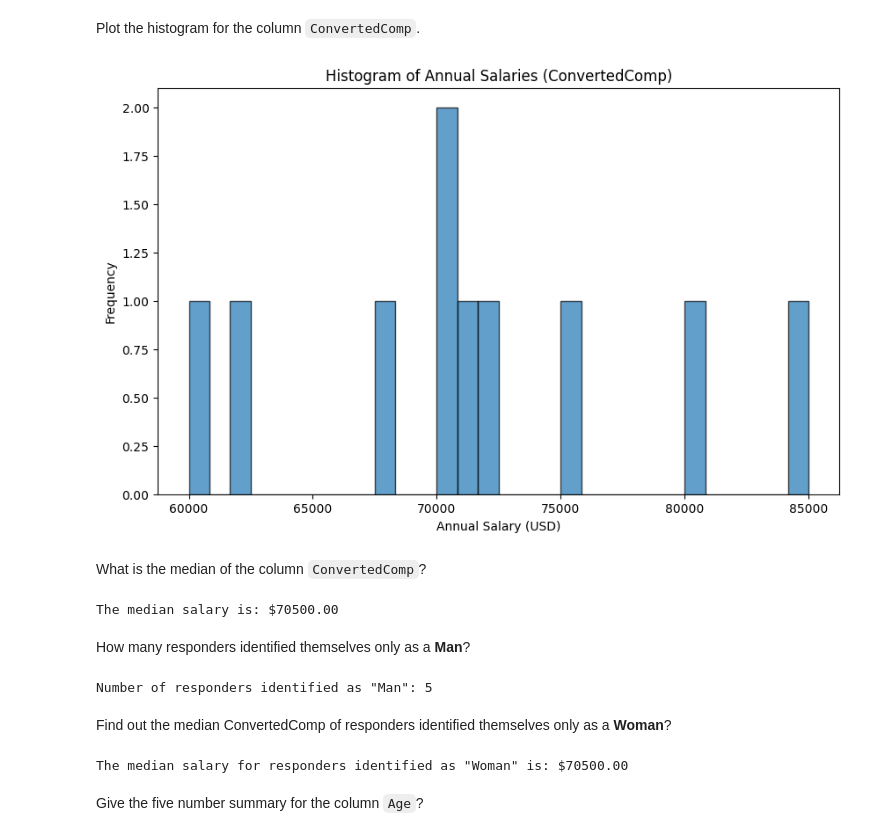
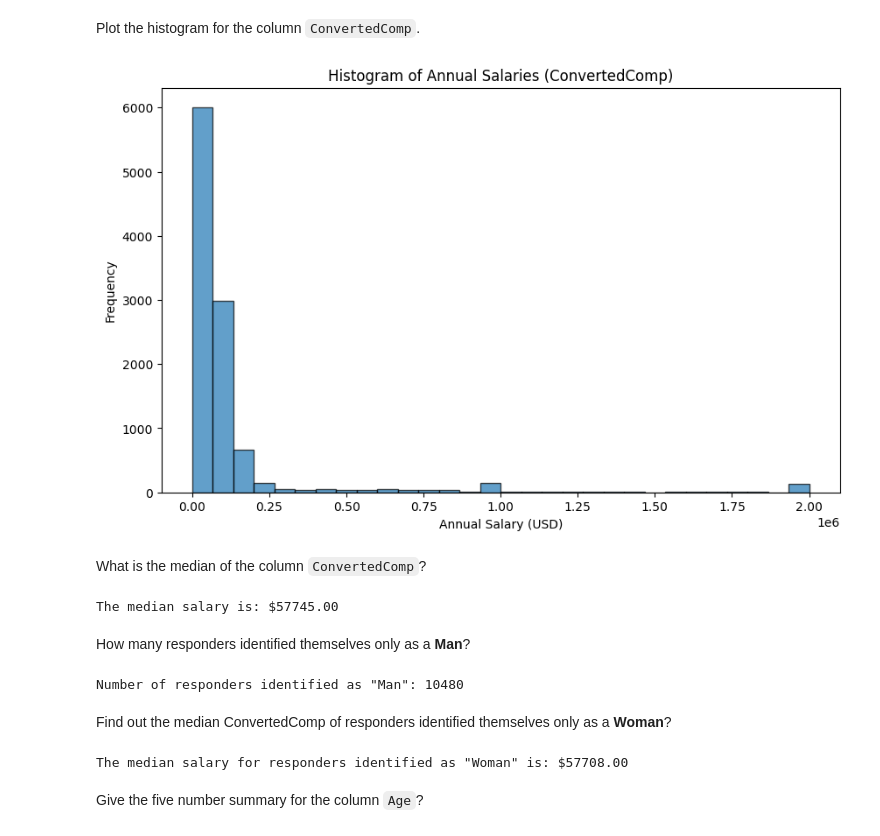
Before and after one commit to ncbidari/testrepo, a Jupyter notebook: M3ExploratoryDataAnalysis-lab.ipynb, the cells around one changed output. Cells and saved outputs as stored; diff of their text form; code cells hidden in the pictures.

```diff
--- a/M3ExploratoryDataAnalysis-lab.ipynb
+++ b/M3ExploratoryDataAnalysis-lab.ipynb
@@ -102,11 +94,11 @@ from scipy.stats import gaussian_kde
 # Load your data into a DataFrame
 # df = pd.read_csv('your_data.csv')  # Replace with your data file
 
-# Example DataFrame (replace with your actual DataFrame)
-data = {
-    'ConvertedComp': [60000, 70000, 80000, 75000, 62000, 72000, 85000, 70000, 68000, 71000]
-}
-df = pd.DataFrame(data)
+# # Example DataFrame (replace with your actual DataFrame)
+# data = {
+#     'ConvertedComp': [60000, 70000, 80000, 75000, 62000, 72000, 85000, 70000, 68000, 71000]
+# }
+# df = pd.DataFrame(data)
 
 # Data for plotting
 salaries = df['ConvertedComp'].dropna()
@@ -135,29 +127,23 @@ Plot the histogram for the column `ConvertedComp`.
 # %%
 import pandas as pd
 import matplotlib.pyplot as plt
 
 # Load your data into a DataFrame
 # df = pd.read_csv('your_data.csv')  # Replace with your data file
-
-# Example DataFrame (replace with your actual DataFrame)
-data = {
-    'ConvertedComp': [60000, 70000, 80000, 75000, 62000, 72000, 85000, 70000, 68000, 71000]
-}
-df = pd.DataFrame(data)
 
 # Plot the histogram
 plt.figure(figsize=(10, 6))
 plt.hist(df['ConvertedComp'].dropna(), bins=30, edgecolor='black', alpha=0.7)
 
 # Add titles and labels
 plt.title('Histogram of Annual Salaries (ConvertedComp)')
 plt.xlabel('Annual Salary (USD)')
 plt.ylabel('Frequency')
 
 # Show the plot
 plt.show()
 # %% [output]
-[figure, old version]
+[figure, new version]
 # %% [markdown]
 What is the median of the column `ConvertedComp`?
 # %%
@@ -166,17 +152,11 @@ import pandas as pd
 # Load your data into a DataFrame
 # df = pd.read_csv('your_data.csv')  # Replace with your data file
 
-# Example DataFrame (replace with your actual DataFrame)
-data = {
-    'ConvertedComp': [60000, 70000, 80000, 75000, 62000, 72000, 85000, 70000, 68000, 71000]
-}
-df = pd.DataFrame(data)
-
 # Calculate the median
 median_salary = df['ConvertedComp'].median()
 print(f'The median salary is: ${median_salary:.2f}')
 # %% [output]
-The median salary is: $70500.00
+The median salary is: $57745.00
 # %% [markdown]
 How many responders identified themselves only as a **Man**?
 # %%
@@ -185,31 +165,15 @@ import pandas as pd
 # Load your data into a DataFrame
 # df = pd.read_csv('your_data.csv')  # Replace with your data file
 
-# Example DataFrame (replace with your actual DataFrame)
-data = {
-    'Gender': ['Man', 'Man', 'Woman', 'Non-binary', 'Man', 'Man', 'Woman', 'Man']
-}
-df = pd.DataFrame(data)
-
 # Count the number of responders identified as "Man"
 count_men = df['Gender'].value_counts().get('Man', 0)
 print(f'Number of responders identified as "Man": {count_men}')
 # %% [output]
-Number of responders identified as "Man": 5
+Number of responders identified as "Man": 10480
 # %% [markdown]
 Find out the  median ConvertedComp of responders identified themselves only as a **Woman**?
 # %%
 import pandas as pd
-
-# Load your data into a DataFrame
-# df = pd.read_csv('your_data.csv')  # Replace with your data file
-
-# Example DataFrame (replace with your actual DataFrame)
-data = {
-    'Gender': ['Man', 'Woman', 'Woman', 'Man', 'Woman', 'Man', 'Woman'],
-    'ConvertedComp': [60000, 70000, 75000, 72000, 68000, 69000, 71000]
-}
-df = pd.DataFrame(data)
 
 # Filter the DataFrame for responders identified as "Woman"
 women_df = df[df['Gender'] == 'Woman']
@@ -218,7 +182,7 @@ women_df = df[df['Gender'] == 'Woman']
 median_women_salary = women_df['ConvertedComp'].median()
 print(f'The median salary for responders identified as "Woman" is: ${median_women_salary:.2f}')
 # %% [output]
-The median salary for responders identified as "Woman" is: $70500.00
+The median salary for responders identified as "Woman" is: $57708.00
 # %% [markdown]
 Give the five number summary for the column `Age`?
 # %% [markdown]
```
Also changed, not shown: parts of 18 cells of this notebook.
